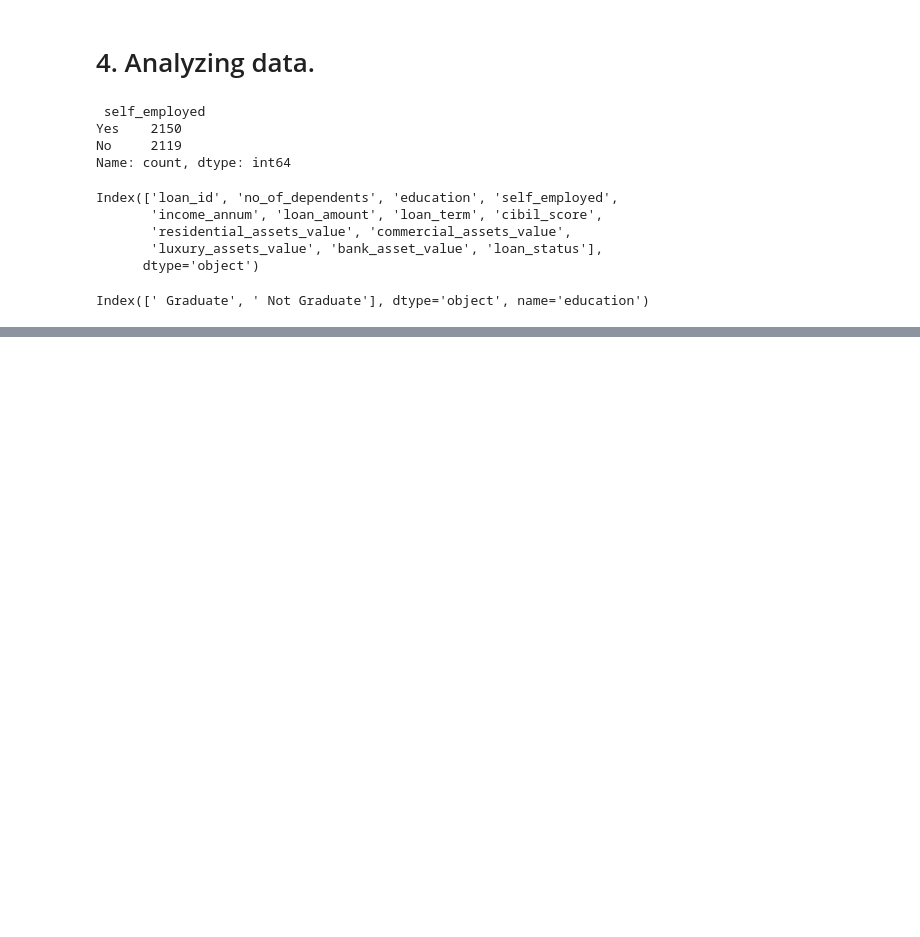
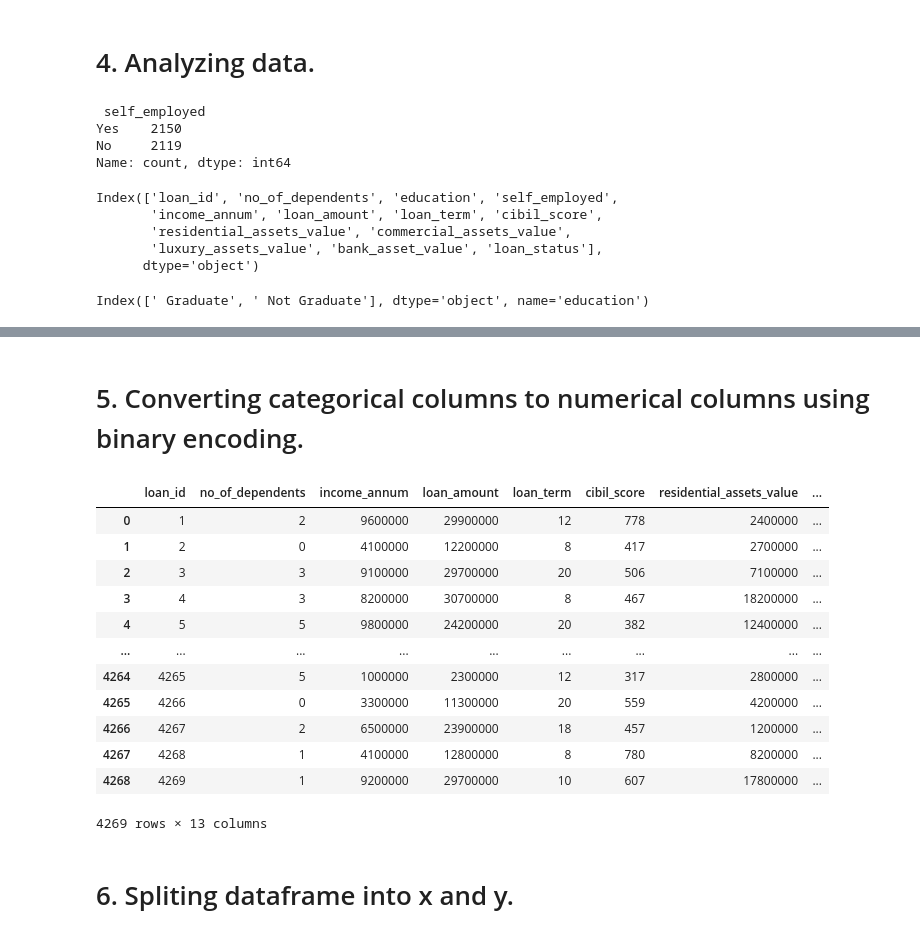
Before and after one commit to vanshika705/DeepLearningProject, a Jupyter notebook: loss_prediction.ipynb, the cells around one changed output, grey strips where cells are left out. Saved outputs shown, nothing was run; the diff lists cells and outputs as text; code cells hidden in the pictures; blank space fills up the shorter version.

```diff
--- a/loss_prediction.ipynb
+++ b/loss_prediction.ipynb
@@ -100,0 +110,21 @@ for i in cat_columns:
+# %% [markdown]
+<h1>5. Converting categorical columns to numerical columns using binary encoding.</h1>
+# %%
+clean_data = pd.get_dummies(df,drop_first="if_binary").astype(int)
+clean_data
+# %% [output]
+|  | loan_id | no_of_dependents | income_annum | loan_amount | loan_term | cibil_score | residential_assets_value | ... |
+| 0 | 1 | 2 | 9600000 | 29900000 | 12 | 778 | 2400000 | ... |
+| 1 | 2 | 0 | 4100000 | 12200000 | 8 | 417 | 2700000 | ... |
+| 2 | 3 | 3 | 9100000 | 29700000 | 20 | 506 | 7100000 | ... |
+| 3 | 4 | 3 | 8200000 | 30700000 | 8 | 467 | 18200000 | ... |
+| 4 | 5 | 5 | 9800000 | 24200000 | 20 | 382 | 12400000 | ... |
+| ... | ... | ... | ... | ... | ... | ... | ... | ... |
+| 4264 | 4265 | 5 | 1000000 | 2300000 | 12 | 317 | 2800000 | ... |
+| 4265 | 4266 | 0 | 3300000 | 11300000 | 20 | 559 | 4200000 | ... |
+| 4266 | 4267 | 2 | 6500000 | 23900000 | 18 | 457 | 1200000 | ... |
+| 4267 | 4268 | 1 | 4100000 | 12800000 | 8 | 780 | 8200000 | ... |
+| 4268 | 4269 | 1 | 9200000 | 29700000 | 10 | 607 | 17800000 | ... |
+4269 rows × 13 columns
+# %% [markdown]
+<h1>6. Spliting dataframe into x and y.</h1>
```
Also changed, not shown: parts of 14 cells of this notebook, 1 other file.
